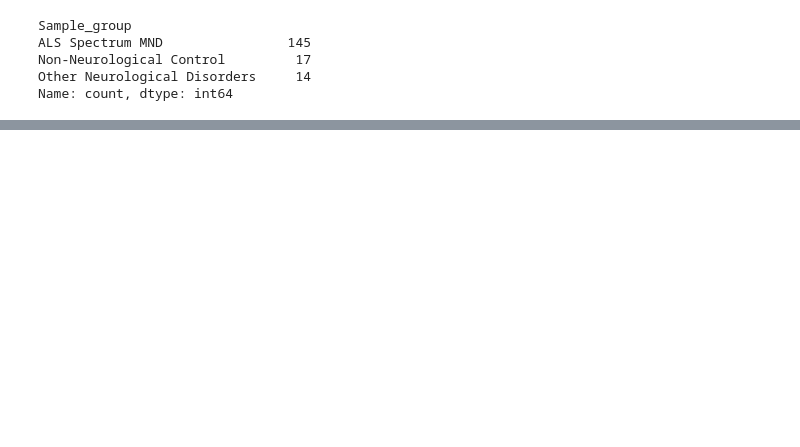
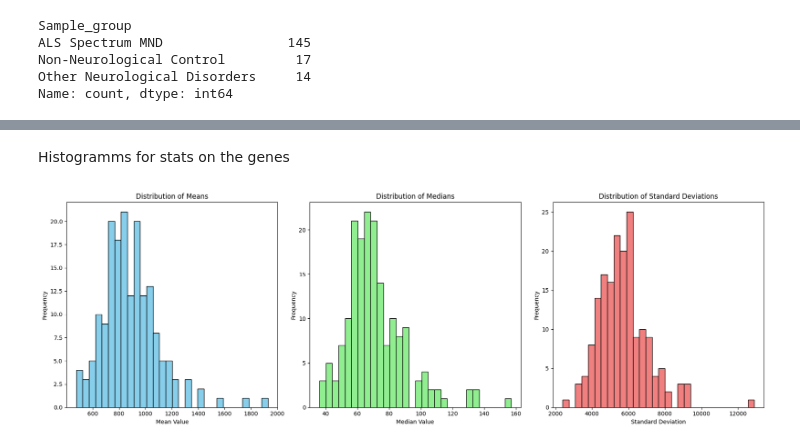
Before and after one commit to lenorabuggenhoudt/BioInfo, a Jupyter notebook: data_extraction.ipynb, the cells around one changed output, grey strips where cells are left out. Saved outputs shown, nothing was run; the diff lists cells and outputs as text; code cells hidden in the pictures; blank space fills up the shorter version.

```diff
--- a/data_extraction.ipynb
+++ b/data_extraction.ipynb
@@ -199,0 +337,35 @@ KeyError: 'Sample_group'
+# %% [markdown]
+Histogramms for stats on the genes
+# %%
+data = c_data.get_data_genes()
+
+
+means = np.mean(data.values, axis=1)
+medians = np.median(data.values, axis=1)
+std_devs = np.std(data.values, axis=1)
+
+fig, axs = plt.subplots(1, 3, figsize=(18, 6))
+
+# Histo means
+axs[0].hist(means, bins=30, color='skyblue', edgecolor='black')
+axs[0].set_title('Distribution of Means')
+axs[0].set_xlabel('Mean Value')
+axs[0].set_ylabel('Frequency')
+
+# Histo for medians
+axs[1].hist(medians, bins=30, color='lightgreen', edgecolor='black')
+axs[1].set_title('Distribution of Medians')
+axs[1].set_xlabel('Median Value')
+axs[1].set_ylabel('Frequency')
+
+# Histo for std deviation
+axs[2].hist(std_devs, bins=30, color='lightcoral', edgecolor='black')
+axs[2].set_title('Distribution of Standard Deviations')
+axs[2].set_xlabel('Standard Deviation')
+axs[2].set_ylabel('Frequency')
+
+# Show the plot
+plt.tight_layout()
+plt.show()
+# %% [output]
+[figure, added]
```
Also changed, not shown: parts of 21 cells of this notebook.
